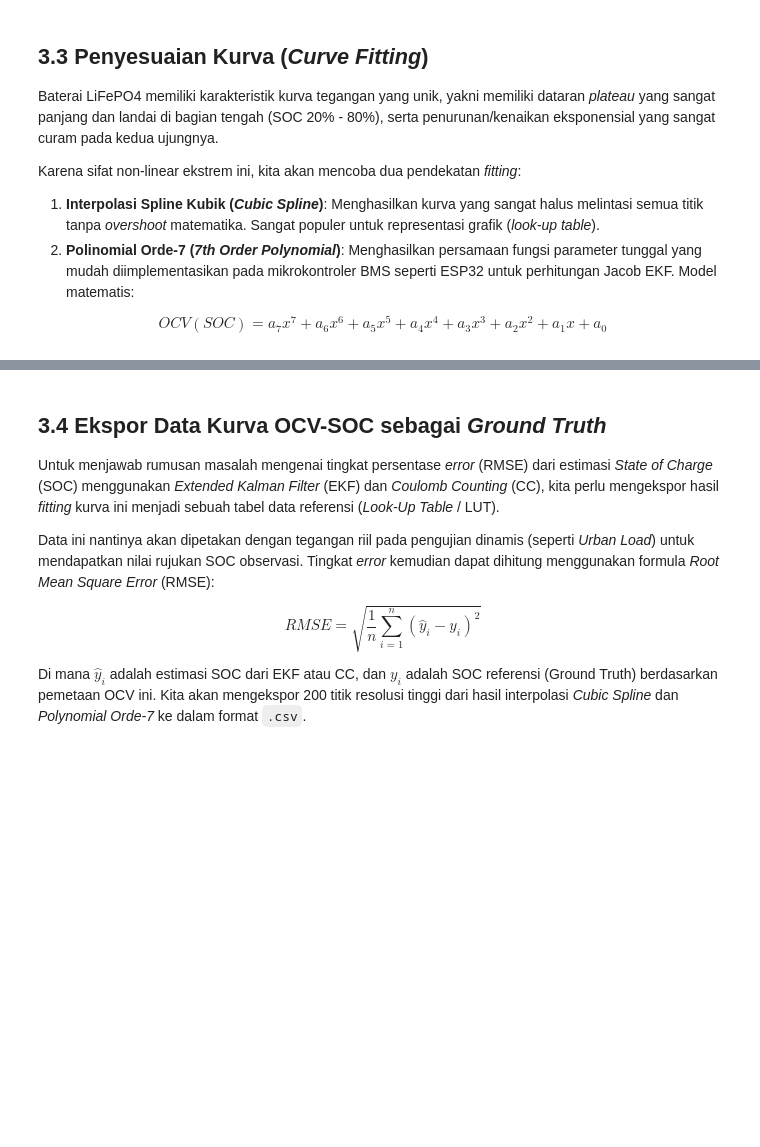
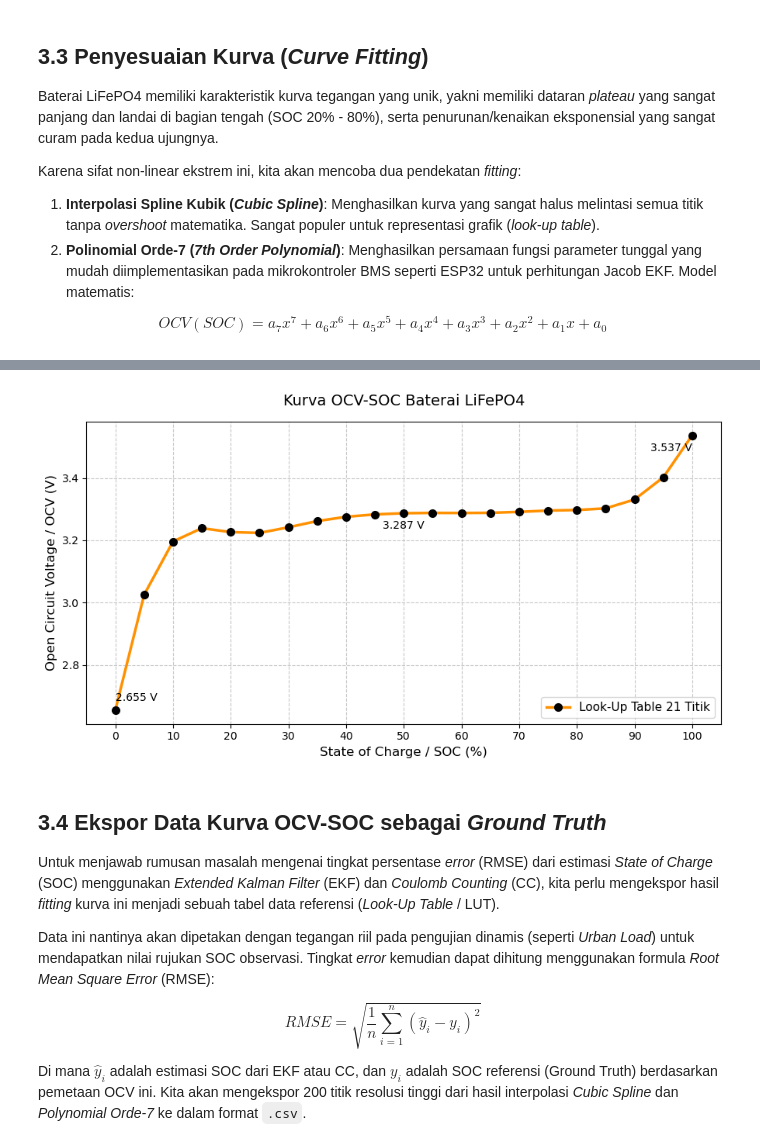
Before and after one commit to Zenalghi/Simulasi-Cell-B, a Jupyter notebook: ECM/ecm_ekf_final_v4-csv_FIX.ipynb, the cells around one changed output, grey strips where cells are left out. Drawn from its saved outputs; the diff is of its cells as text; code cells hidden in the pictures; blank space fills up the shorter version.

```diff
--- a/ECM/ecm_ekf_final_v4-csv_FIX.ipynb
+++ b/ECM/ecm_ekf_final_v4-csv_FIX.ipynb
@@ -524,3 +527,32 @@ double ocv_coeffs[8] = { 200.483342, -752.490639, 1150.748619, -917.918210, 406.
+# %%
+plt.figure(figsize=(9, 5))
+
+# Plot murni 21 titik LUT dengan garis penghubung yang tegas
+plt.plot(soc_21_points * 100, ocv_21_points, '-o', color="#ff9100",
+         linewidth=2.5, markersize=7, markerfacecolor='black',
+         markeredgecolor='black', label='Look-Up Table 21 Titik')
+
+# Menambahkan anotasi nilai pada beberapa titik krusial sebagai referensi bacaan
+plt.text(0, ocv_21_points[0] + 0.03, f"{ocv_21_points[0]:.3f} V", fontsize=10, ha='left', color='black')
+plt.text(50, ocv_21_points[10] - 0.05, f"{ocv_21_points[10]:.3f} V", fontsize=10, ha='center', color='black')
+plt.text(100, ocv_21_points[-1] - 0.05, f"{ocv_21_points[-1]:.3f} V", fontsize=10, ha='right', color='black')
+
+# Pengaturan tata letak dan estetika grafik
+plt.title('Kurva OCV-SOC Baterai LiFePO4', fontsize=14, pad=15)
+plt.xlabel('State of Charge / SOC (%)', fontsize=12)
+plt.ylabel('Open Circuit Voltage / OCV (V)', fontsize=12)
+
+# Memaksa sumbu X untuk menampilkan label setiap 10% agar mudah dibaca
+plt.xticks(np.arange(0, 105, 10))
+
+plt.grid(True, linestyle='--', alpha=0.7)
+plt.legend(loc='lower right', fontsize=11)
+plt.tight_layout()
+
+# Tampilkan plot
+plt.show()
+# %% [output]
+[figure, added]
 # %% [markdown]
 ## 3.4 Ekspor Data Kurva OCV-SOC sebagai *Ground Truth*
 
```
Also changed, not shown: parts of 4 cells of this notebook, 1 other file.
